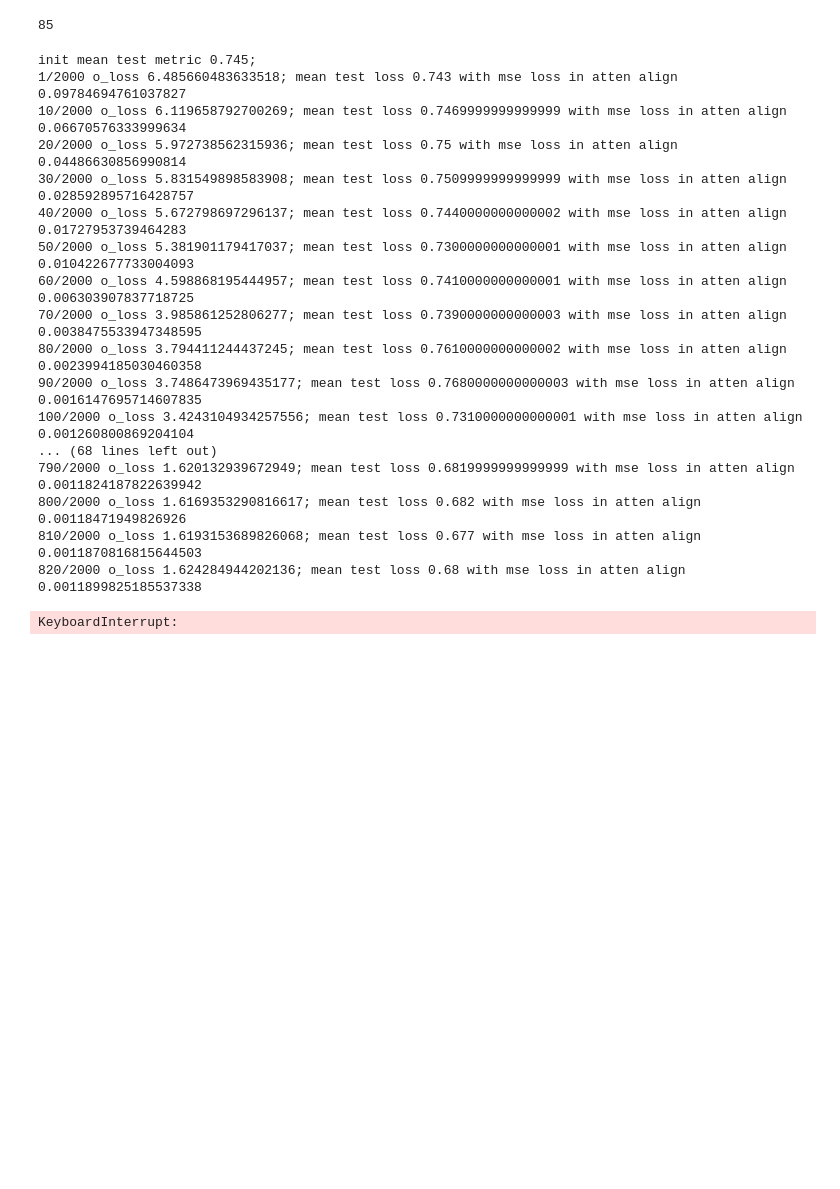
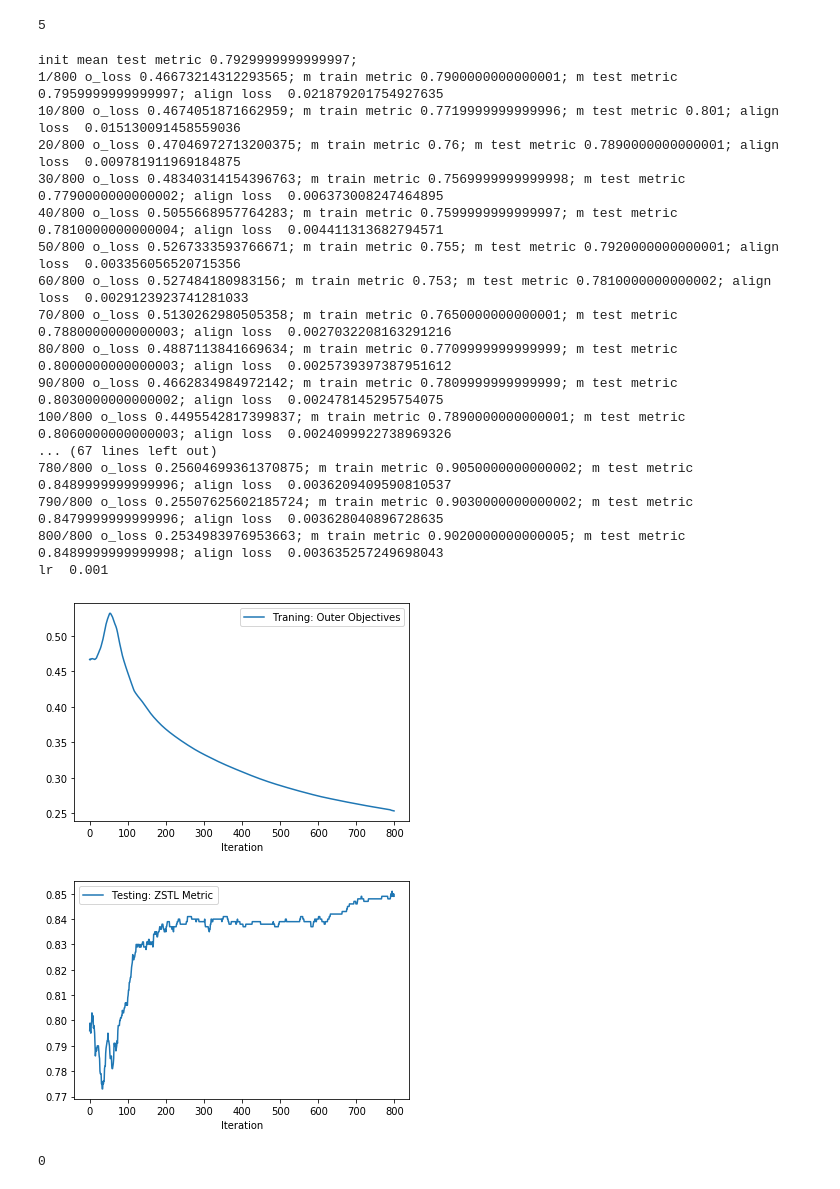
Before and after one commit to Kaho-Lee/ZSTL_Master_Thesis, a Jupyter notebook: ZSTL_SynExp_linearClass.ipynb, the cells around one changed output. Drawn from its saved outputs; the diff is of its cells as text; code cells hidden in the pictures; blank space fills up the shorter version.

```diff
--- a/ZSTL_SynExp_linearClass.ipynb
+++ b/ZSTL_SynExp_linearClass.ipynb
@@ -146,10 +145,10 @@ dm = support_a.size()[0]
 print(dm)
 
 param_dict = {}
-param_dict['rho'] = 0.01
-param_dict['mu'] = 0.01
+param_dict['rho'] = 0.00001
+param_dict['mu'] = 0.00001
 param_dict['loss'] = 'binary class'
-param_dict['outer lr'] = 1e-4
+param_dict['outer lr'] = 1e-3
 param_dict['align lr'] = 1e-4
 param_dict['dm'] = dm
 param_dict['d'] = d
@@ -159,25 +158,27 @@ param_dict['atten_activation'] = 'Sparsemax'
 
 ZSTL_model = ZSTL(support_w, support_a, support_x, net, param_dict)
 # %% [output]
-85
+5
 # %%
-ZSTL_model.train(train_loader, test_loader, max_iter=2000)
+ZSTL_model.train(train_loader, test_loader, max_iter=800)
 # %% [output]
-init mean test metric 0.745;
-1/2000 o_loss 6.485660483633518; mean test loss 0.743 with mse loss in atten align 0.09784694761037827
-10/2000 o_loss 6.119658792700269; mean test loss 0.7469999999999999 with mse loss in atten align 0.06670576333999634
-20/2000 o_loss 5.972738562315936; mean test loss 0.75 with mse loss in atten align 0.04486630856990814
-30/2000 o_loss 5.831549898583908; mean test loss 0.7509999999999999 with mse loss in atten align 0.028592895716428757
-40/2000 o_loss 5.672798697296137; mean test loss 0.7440000000000002 with mse loss in atten align 0.01727953739464283
-50/2000 o_loss 5.381901179417037; mean test loss 0.7300000000000001 with mse loss in atten align 0.010422677733004093
-60/2000 o_loss 4.598868195444957; mean test loss 0.7410000000000001 with mse loss in atten align 0.006303907837718725
-70/2000 o_loss 3.985861252806277; mean test loss 0.7390000000000003 with mse loss in atten align 0.0038475533947348595
-80/2000 o_loss 3.794411244437245; mean test loss 0.7610000000000002 with mse loss in atten align 0.0023994185030460358
-90/2000 o_loss 3.7486473969435177; mean test loss 0.7680000000000003 with mse loss in atten align 0.0016147695714607835
-100/2000 o_loss 3.4243104934257556; mean test loss 0.7310000000000001 with mse loss in atten align 0.001260800869204104
-... (68 lines left out)
-790/2000 o_loss 1.620132939672949; mean test loss 0.6819999999999999 with mse loss in atten align 0.0011824187822639942
-800/2000 o_loss 1.6169353290816617; mean test loss 0.682 with mse loss in atten align 0.00118471949826926
-810/2000 o_loss 1.6193153689826068; mean test loss 0.677 with mse loss in atten align 0.0011870816815644503
-820/2000 o_loss 1.624284944202136; mean test loss 0.68 with mse loss in atten align 0.0011899825185537338
+init mean test metric 0.7929999999999997;
+1/800 o_loss 0.46673214312293565; m train metric 0.7900000000000001; m test metric 0.7959999999999997; align loss  0.021879201754927635
+10/800 o_loss 0.4674051871662959; m train metric 0.7719999999999996; m test metric 0.801; align loss  0.015130091458559036
+20/800 o_loss 0.47046972713200375; m train metric 0.76; m test metric 0.7890000000000001; align loss  0.009781911969184875
+30/800 o_loss 0.48340314154396763; m train metric 0.7569999999999998; m test metric 0.7790000000000002; align loss  0.006373008247464895
+40/800 o_loss 0.5055668957764283; m train metric 0.7599999999999997; m test metric 0.7810000000000004; align loss  0.004411313682794571
+50/800 o_loss 0.5267333593766671; m train metric 0.755; m test metric 0.7920000000000001; align loss  0.003356056520715356
+60/800 o_loss 0.527484180983156; m train metric 0.753; m test metric 0.7810000000000002; align loss  0.0029123923741281033
+70/800 o_loss 0.5130262980505358; m train metric 0.7650000000000001; m test metric 0.7880000000000003; align loss  0.0027032208163291216
+80/800 o_loss 0.4887113841669634; m train metric 0.7709999999999999; m test metric 0.8000000000000003; align loss  0.0025739397387951612
+90/800 o_loss 0.4662834984972142; m train metric 0.7809999999999999; m test metric 0.8030000000000002; align loss  0.002478145295754075
+100/800 o_loss 0.4495542817399837; m train metric 0.7890000000000001; m test metric 0.8060000000000003; align loss  0.0024099922738969326
+... (67 lines left out)
+780/800 o_loss 0.25604699361370875; m train metric 0.9050000000000002; m test metric 0.8489999999999996; align loss  0.0036209409590810537
+790/800 o_loss 0.25507625602185724; m train metric 0.9030000000000002; m test metric 0.8479999999999996; align loss  0.003628040896728635
+800/800 o_loss 0.2534983976953663; m train metric 0.9020000000000005; m test metric 0.8489999999999998; align loss  0.003635257249698043
+lr  0.001
+[figure, added]
+[figure, added]
-KeyboardInterrupt:
+0
```
Also changed, not shown: parts of 3 cells of this notebook, 4 other files.
